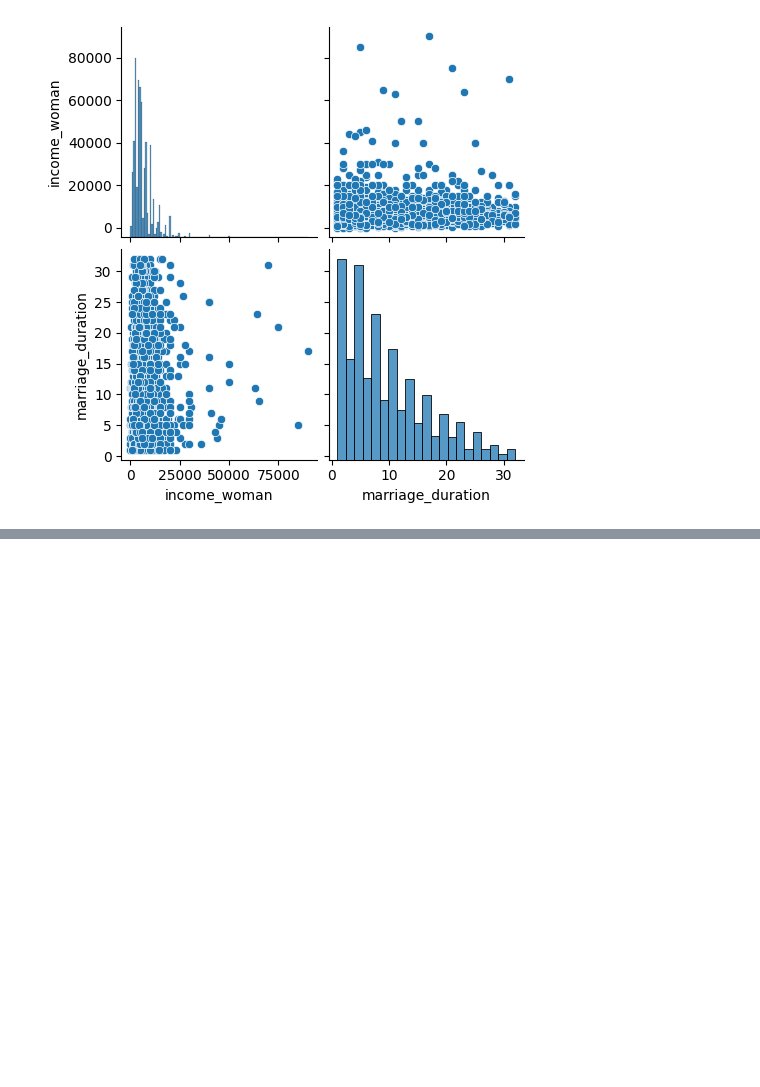
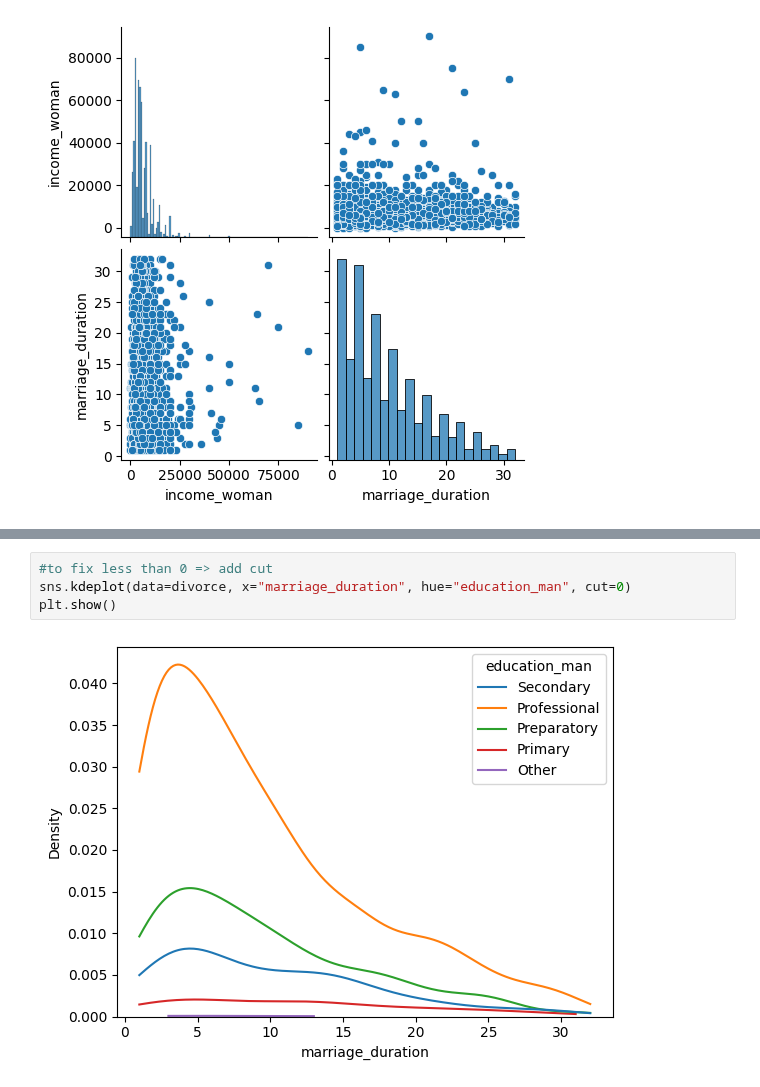
Before and after one commit to shreyasstha/data, a Jupyter notebook: EDA.ipynb, the cells around one changed output, grey strips where cells are left out. Drawn from its saved outputs; the diff is of its cells as text; blank space fills up the shorter version.

```diff
--- a/EDA.ipynb
+++ b/EDA.ipynb
@@ -941,0 +973,6 @@ plt.show()
+# %%
+#to fix less than 0 => add cut
+sns.kdeplot(data=divorce, x="marriage_duration", hue="education_man", cut=0)
+plt.show()
+# %% [output]
+[figure, added]
```
Also changed, not shown: parts of 14 cells of this notebook.
